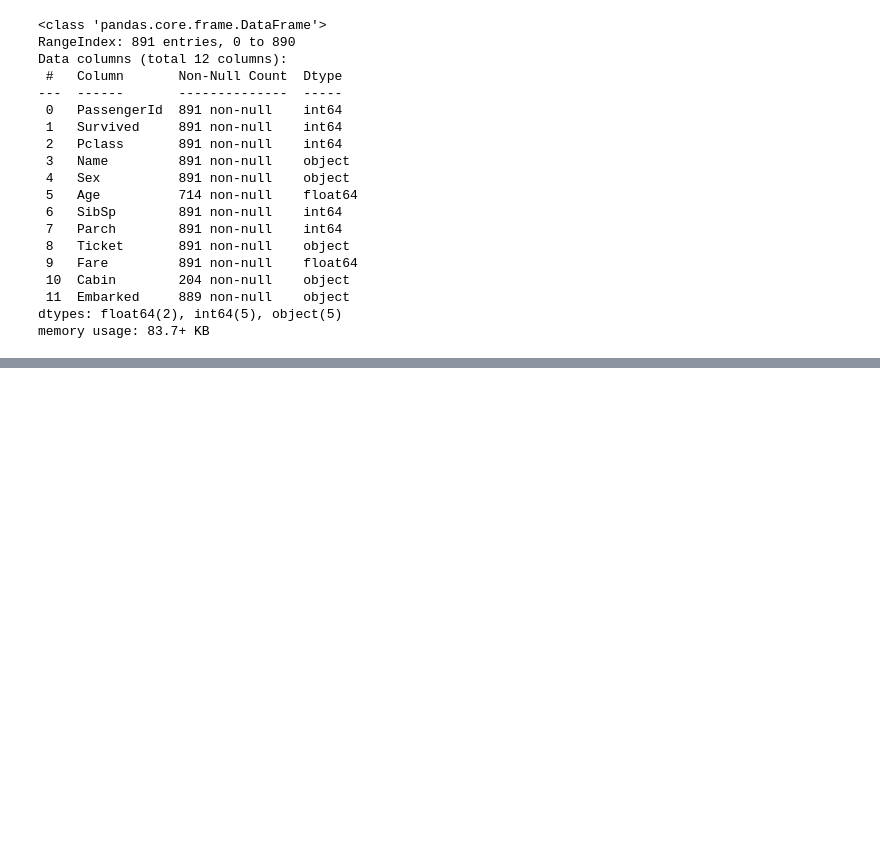
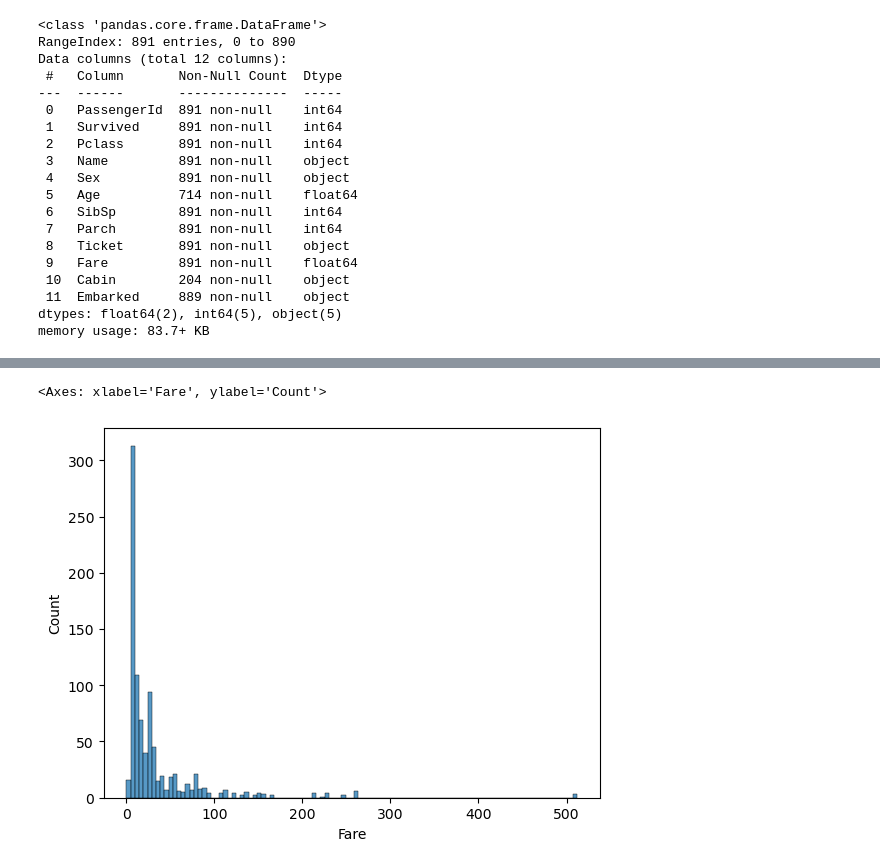
Before and after one commit to LucasGalanti/titanic_ML, a Jupyter notebook: titanic_prediction.ipynb, the cells around one changed output, grey strips where cells are left out. Cells and saved outputs as stored; diff of their text form; code cells hidden in the pictures; blank space fills up the shorter version.

```diff
--- a/titanic_prediction.ipynb
+++ b/titanic_prediction.ipynb
@@ -112,0 +218,11 @@ memory usage: 83.7+ KB
+# %%
+## lets check the variable fare
+
+##sb.histplot(data = titanic, x="Fare")
+sb.histplot(titanic['Fare'])
+
+
+## seaborn is a great library for image plotting
+# %% [output]
+<Axes: xlabel='Fare', ylabel='Count'>
+[figure, added]
```
Also changed, not shown: parts of 30 cells of this notebook, 1 other file.
